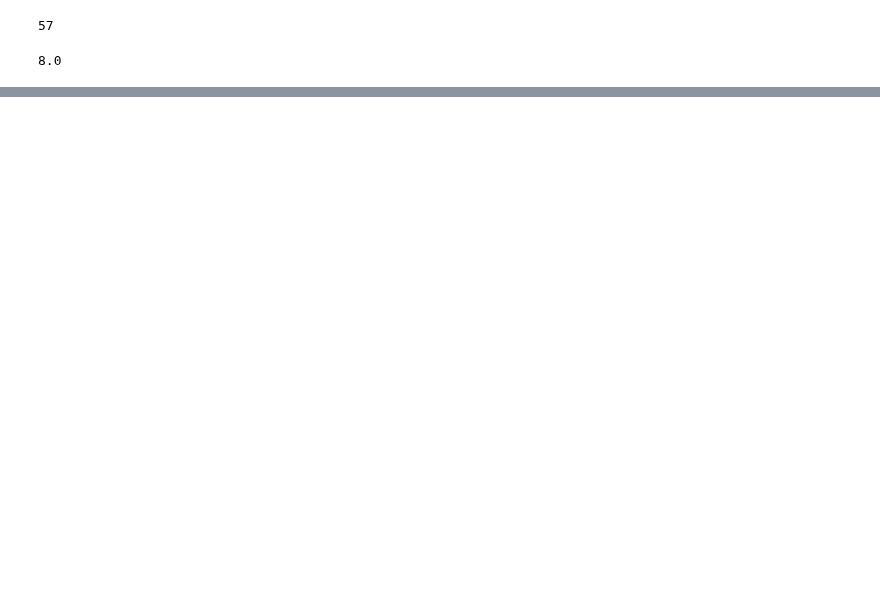
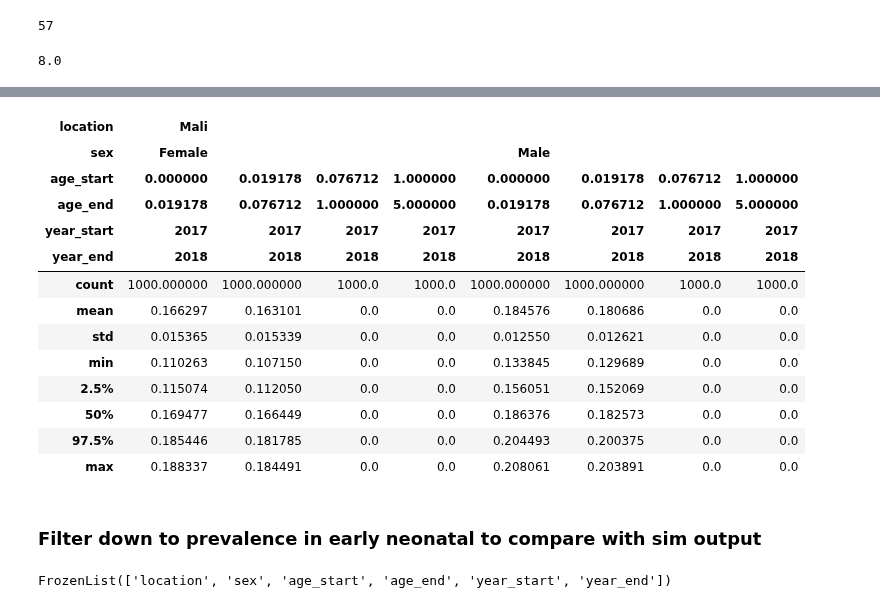
Before and after one commit to ihmeuw/vivarium_data_analysis, a Jupyter notebook: output_processing/gates_bep/2020_02_05b_mali_lbwsg.ipynb, the cells around one changed output, grey strips where cells are left out. Cells and saved outputs as stored; diff of their text form; code cells hidden in the pictures; blank space fills up the shorter version.

Commit message:
compare LBW proportions between artifact and output for Mali

```diff
--- a/output_processing/gates_bep/2020_02_05b_mali_lbwsg.ipynb
+++ b/output_processing/gates_bep/2020_02_05b_mali_lbwsg.ipynb
@@ -197,0 +206,12 @@ mali_lbwsg.index.get_level_values('parameter').nunique()
+# %%
+# LBW categories found by Ali
+lbw_cats = ['cat2','cat810','cat11','cat14','cat15','cat17','cat19','cat20',
+            'cat21','cat22','cat23','cat24','cat25','cat26','cat27','cat28',
+            'cat29','cat30','cat31','cat32','cat33','cat34','cat35','cat36',
+            'cat106','cat116','cat117','cat123']
+# %%
+# Get an index slice for easy indexing of multi-index
+idx = pd.IndexSlice
+# %%
+mali_lbw = mali_lbwsg.loc[idx[:,:,:,:,:,:,lbw_cats],:]
+mali_lbw.head()
@@ -197,0 +236,3 @@ mali_lbwsg.index.get_level_values('parameter').nunique()
+# %%
+mali_lbw = mali_lbw.groupby(level = ['location', 'sex', 'age_start', 'age_end', 'year_start', 'year_end']).sum()
+mali_lbw
@@ -197,0 +251,23 @@ mali_lbwsg.index.get_level_values('parameter').nunique()
+# %%
+mali_lbw.T.describe(percentiles=[.025, .5, .975])
+# %% [output]
+| location | Mali |  |  |  |  |  |  |  |
+| sex | Female |  |  |  | Male |  |  |  |
+| age_start | 0.000000 | 0.019178 | 0.076712 | 1.000000 | 0.000000 | 0.019178 | 0.076712 | 1.000000 |
+| age_end | 0.019178 | 0.076712 | 1.000000 | 5.000000 | 0.019178 | 0.076712 | 1.000000 | 5.000000 |
+| year_start | 2017 | 2017 | 2017 | 2017 | 2017 | 2017 | 2017 | 2017 |
+| year_end | 2018 | 2018 | 2018 | 2018 | 2018 | 2018 | 2018 | 2018 |
+| count | 1000.000000 | 1000.000000 | 1000.0 | 1000.0 | 1000.000000 | 1000.000000 | 1000.0 | 1000.0 |
+| mean | 0.166297 | 0.163101 | 0.0 | 0.0 | 0.184576 | 0.180686 | 0.0 | 0.0 |
+| std | 0.015365 | 0.015339 | 0.0 | 0.0 | 0.012550 | 0.012621 | 0.0 | 0.0 |
+| min | 0.110263 | 0.107150 | 0.0 | 0.0 | 0.133845 | 0.129689 | 0.0 | 0.0 |
+| 2.5% | 0.115074 | 0.112050 | 0.0 | 0.0 | 0.156051 | 0.152069 | 0.0 | 0.0 |
+| 50% | 0.169477 | 0.166449 | 0.0 | 0.0 | 0.186376 | 0.182573 | 0.0 | 0.0 |
+| 97.5% | 0.185446 | 0.181785 | 0.0 | 0.0 | 0.204493 | 0.200375 | 0.0 | 0.0 |
+| max | 0.188337 | 0.184491 | 0.0 | 0.0 | 0.208061 | 0.203891 | 0.0 | 0.0 |
+# %% [markdown]
+### Filter down to prevalence in early neonatal to compare with sim output
+# %%
+mali_lbw.index.names
+# %% [output]
+FrozenList(['location', 'sex', 'age_start', 'age_end', 'year_start', 'year_end'])
```
Also changed, not shown: parts of 22 cells of this notebook.
